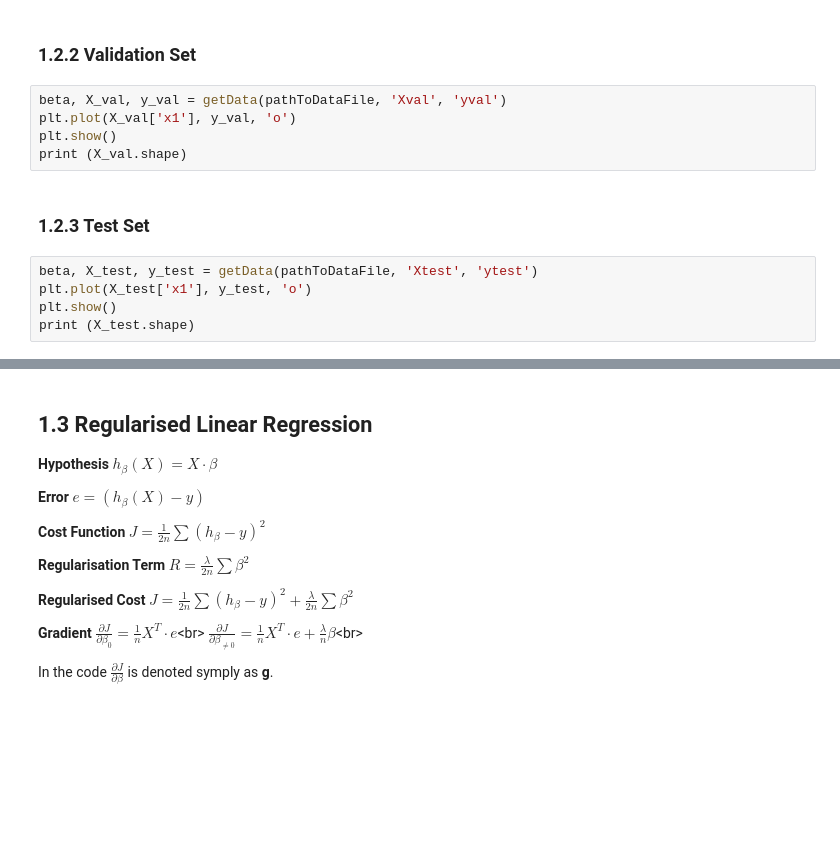
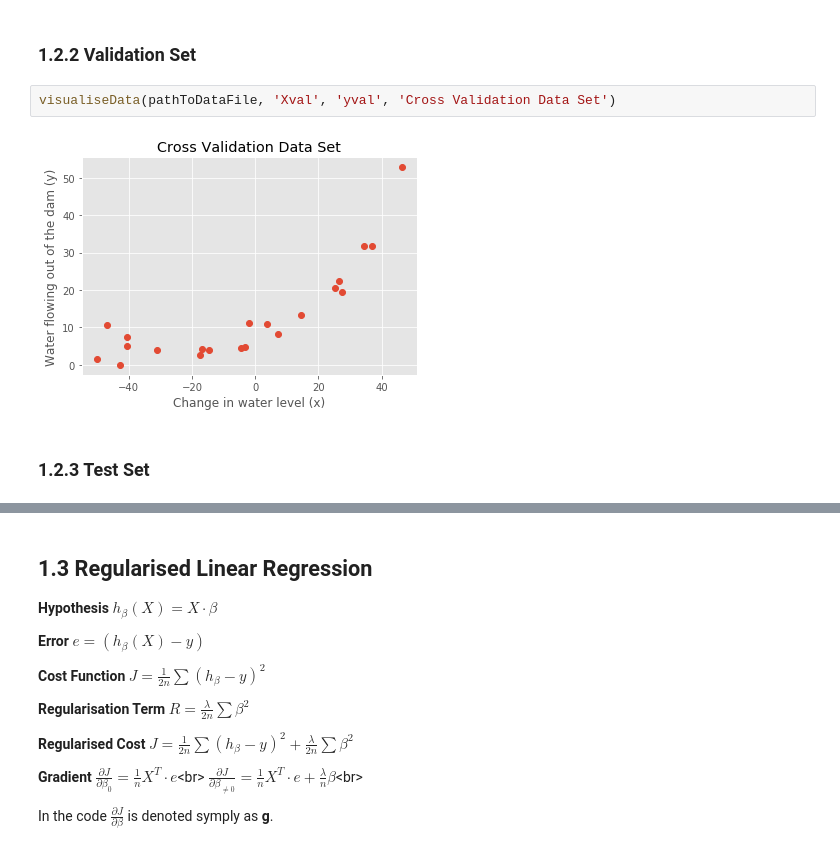
Before and after one commit to nikita-loik/andrew_ng_2_-python, a Jupyter notebook: 5_regularasedLinearRegression_biasVSvariance/regularisedLinearRegression_biasVSvariance.ipynb, the cells around one changed output, grey strips where cells are left out. Saved outputs shown, nothing was run; the diff lists cells and outputs as text; blank space fills up the shorter version.

```diff
--- a/5_regularasedLinearRegression_biasVSvariance/regularisedLinearRegression_biasVSvariance.ipynb
+++ b/5_regularasedLinearRegression_biasVSvariance/regularisedLinearRegression_biasVSvariance.ipynb
@@ -92,14 +66,8 @@ print (X.shape)
 # %% [markdown]
 ### 1.2.2 Validation Set
-# %%
-beta, X_val, y_val = getData(pathToDataFile, 'Xval', 'yval')
-plt.plot(X_val['x1'], y_val, 'o')
-plt.show()
-print (X_val.shape)
+# %%
+visualiseData(pathToDataFile, 'Xval', 'yval', 'Cross Validation Data Set')
+# %% [output]
+[figure, added]
 # %% [markdown]
 ### 1.2.3 Test Set
-# %%
-beta, X_test, y_test = getData(pathToDataFile, 'Xtest', 'ytest')
-plt.plot(X_test['x1'], y_test, 'o')
-plt.show()
-print (X_test.shape)
```
Also changed, not shown: parts of 24 cells of this notebook, 2 other files.
